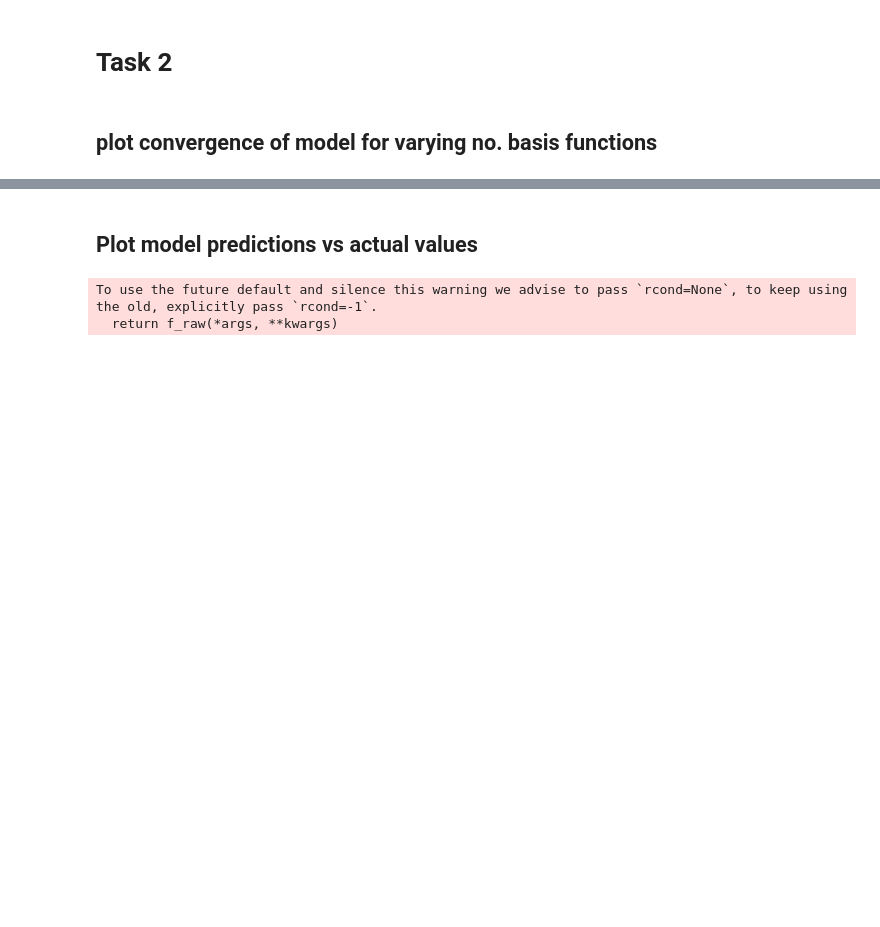
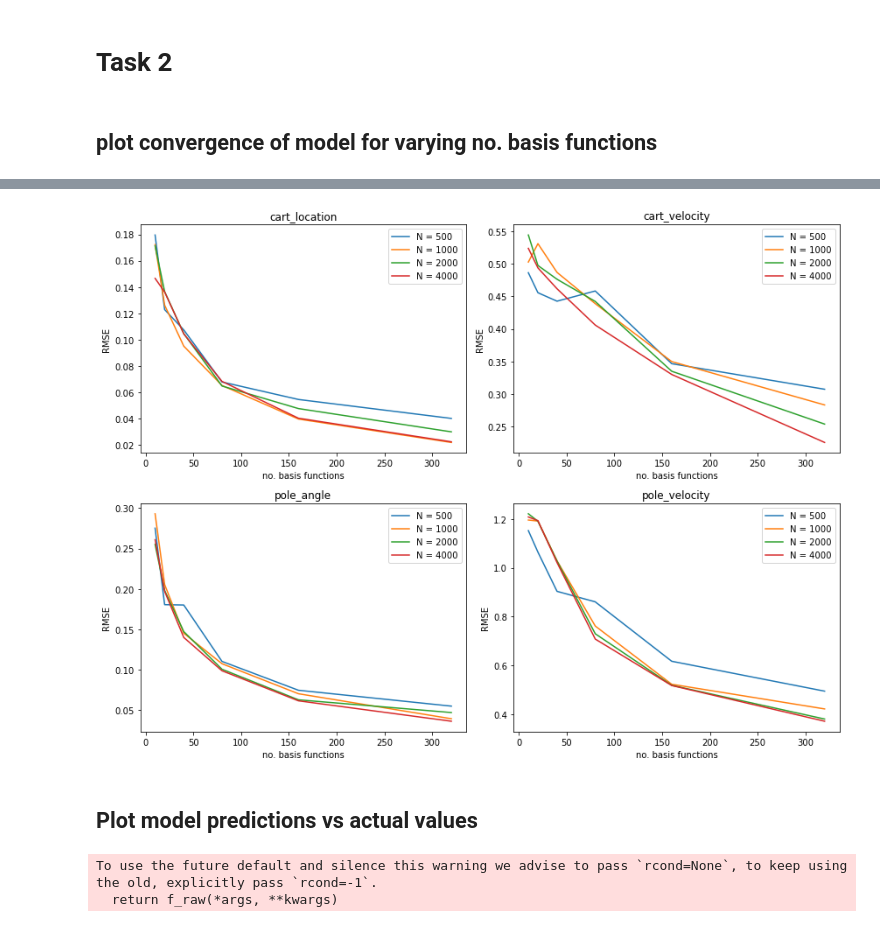
Before and after one commit to jordanesmith/SF3-Machine-Learning-Project, a Jupyter notebook: Task2.ipynb, the cells around one changed output, grey strips where cells are left out. Drawn from its saved outputs; the diff is of its cells as text; code cells hidden in the pictures; blank space fills up the shorter version.

```diff
--- a/Task2.ipynb
+++ b/Task2.ipynb
@@ -22,30 +22,31 @@ train_proportion = 0.8
 # %% [markdown]
 ## plot convergence of model for varying no. basis functions
 # %%
-# i_range = [10, 20, 40, 80, 160, 320] # list of no. radial basis functions to try
-# n_range = [500, 1000, 2000, 4000] # list of sizes of dataset to try
+i_range = [10, 20, 40, 80, 160, 320] # list of no. radial basis functions to try
+n_range = [500, 1000, 2000, 4000] # list of sizes of dataset to try
 
-# fig,axs = plt.subplots(2,2,figsize=(12,9))
-# for n in n_range:
-#     x_train, y_train, x_test, y_test = generate_data(n)
-#     sigma = np.std(x_train, axis=0)
+fig,axs = plt.subplots(2,2,figsize=(12,9))
+for n in n_range:
+    x_train, y_train, x_test, y_test = generate_data(n)
+    sigma = np.std(x_train, axis=0)
 
-#     RMSE = None
+    RMSE = None
 
-#     for i in i_range:
-#         alpha, X_i_vals = train_alpha(x_train, y_train, i, sigma, n, train_proportion)
-#         predictions = predict(x_test, alpha, X_i_vals, sigma)
-#         RMSE_ = np.array(display_RMSE(predictions, y_test))
+    for i in i_range:
+        alpha, X_i_vals = train_alpha(x_train, y_train, i, sigma, n, train_proportion)
+        predictions = predict(x_test, alpha, X_i_vals, sigma)
+        RMSE_ = np.array(display_RMSE(predictions, y_test))
 
-#         try:
-#             RMSE = np.vstack((RMSE, RMSE_))
-#         except:
-#             RMSE = RMSE_
-#     for j in range(4):
-#         axs[int(round((j+1)/4,0)),j%2].plot(i_range, RMSE[:,j], label='N = {}'.format(str(n)))
-#         axs[int(round((j+1)/4,0)),j%2].legend()
-#         axs[int(round((j+1)/4,0)),j%2].set_title(index_to_variable[j])
-#         axs[int(round((j+1)/4,0)),j%2].set_xlabel('no. basis functions')
-#         axs[int(round((j+1)/4,0)),j%2].set_ylabel('RMSE')
-# fig.tight_layout()
-# # plt.savefig(plot_path + 'convergence_of_non_linear_model')
+        try:
+            RMSE = np.vstack((RMSE, RMSE_))
+        except:
+            RMSE = RMSE_
+    for j in range(4):
+        axs[int(round((j+1)/4,0)),j%2].plot(i_range, RMSE[:,j], label='N = {}'.format(str(n)))
+        axs[int(round((j+1)/4,0)),j%2].legend()
+        axs[int(round((j+1)/4,0)),j%2].set_title(index_to_variable[j])
+        axs[int(round((j+1)/4,0)),j%2].set_xlabel('no. basis functions')
+        axs[int(round((j+1)/4,0)),j%2].set_ylabel('RMSE')
+fig.tight_layout()
+# plt.savefig(plot_path + 'convergence_of_non_linear_model')
+# %% [output]
@@ -52,3 +61,4 @@ train_proportion = 0.8
+[figure, added]
 # %% [markdown]
 ## Plot model predictions vs actual values
 # %%
```
Also changed, not shown: parts of 17 cells of this notebook, 4 other files.
